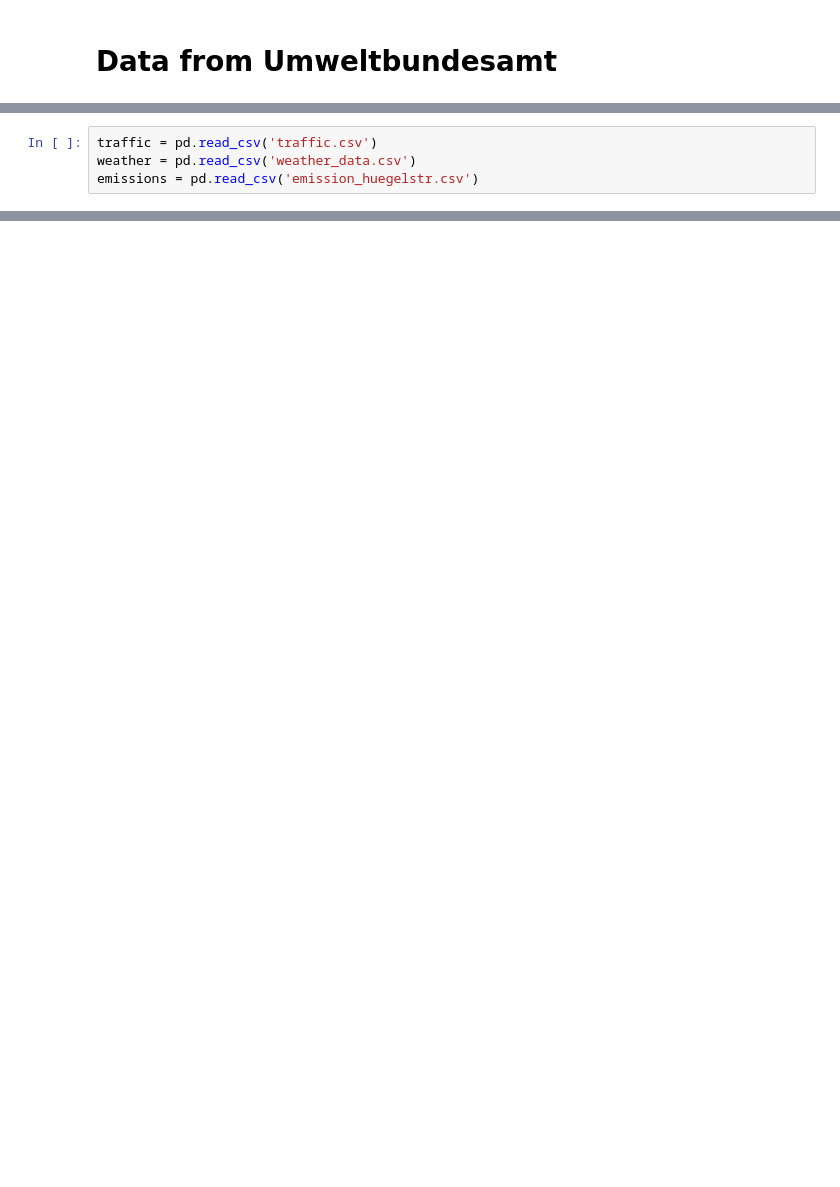
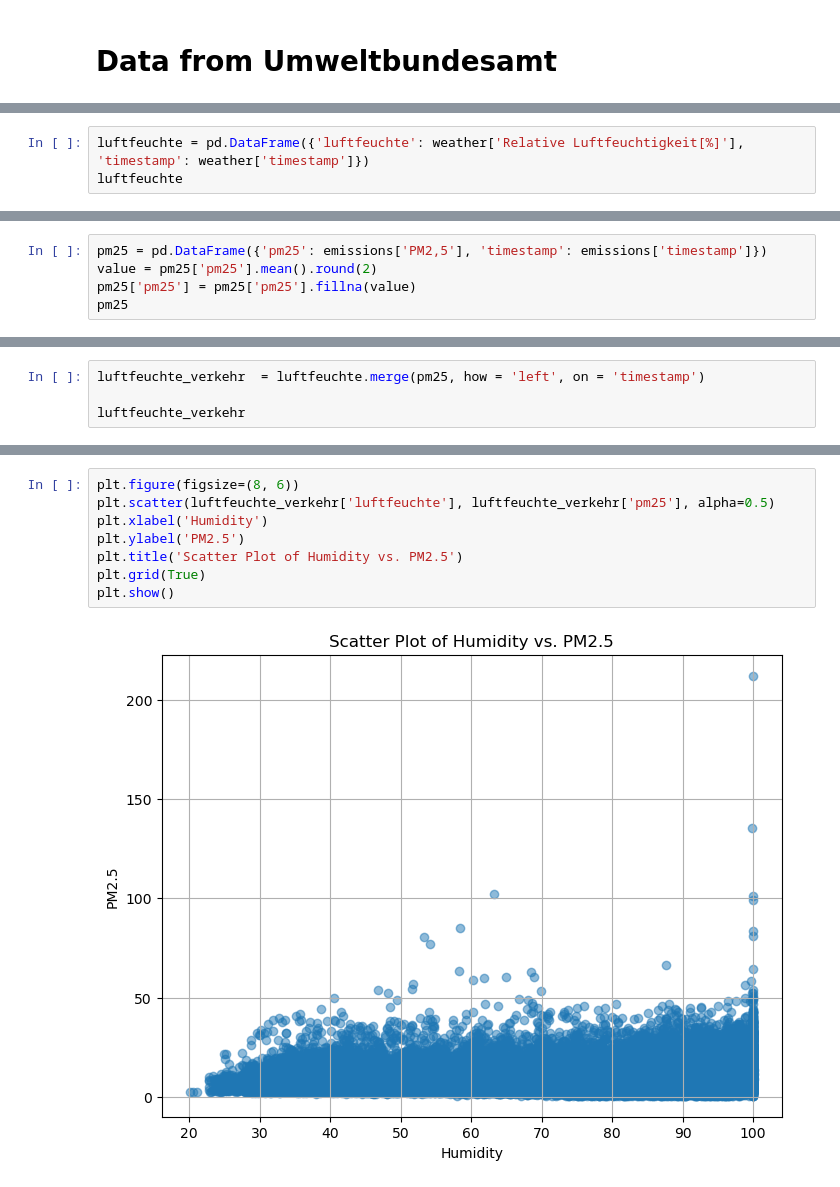
Before and after one commit to cathrinr/driving_change, a Jupyter notebook: plots.ipynb, the cells around one changed output, grey strips where cells are left out. Cells and saved outputs as stored; diff of their text form; blank space fills up the shorter version.

```diff
--- a/plots.ipynb
+++ b/plots.ipynb
@@ -52,4 +42,0 @@ plt.show()
-# %%
-traffic = pd.read_csv('traffic.csv')
-weather = pd.read_csv('weather_data.csv')
-emissions = pd.read_csv('emission_huegelstr.csv')
@@ -55,0 +60,3 @@ emissions = pd.read_csv('emission_huegelstr.csv')
+# %%
+luftfeuchte = pd.DataFrame({'luftfeuchte': weather['Relative Luftfeuchtigkeit[%]'], 'timestamp': weather['timestamp']})
+luftfeuchte
@@ -55,0 +77,5 @@ emissions = pd.read_csv('emission_huegelstr.csv')
+# %%
+pm25 = pd.DataFrame({'pm25': emissions['PM2,5'], 'timestamp': emissions['timestamp']})
+value = pm25['pm25'].mean().round(2)
+pm25['pm25'] = pm25['pm25'].fillna(value)
+pm25
@@ -55,0 +96,4 @@ emissions = pd.read_csv('emission_huegelstr.csv')
+# %%
+luftfeuchte_verkehr  = luftfeuchte.merge(pm25, how = 'left', on = 'timestamp')
+
+luftfeuchte_verkehr
@@ -55,0 +114,10 @@ emissions = pd.read_csv('emission_huegelstr.csv')
+# %%
+plt.figure(figsize=(8, 6))
+plt.scatter(luftfeuchte_verkehr['luftfeuchte'], luftfeuchte_verkehr['pm25'], alpha=0.5)
+plt.xlabel('Humidity')
+plt.ylabel('PM2.5')
+plt.title('Scatter Plot of Humidity vs. PM2.5')
+plt.grid(True)
+plt.show()
+# %% [output]
+[figure, added]
```
Also changed, not shown: parts of 21 cells of this notebook, 5 other files.
